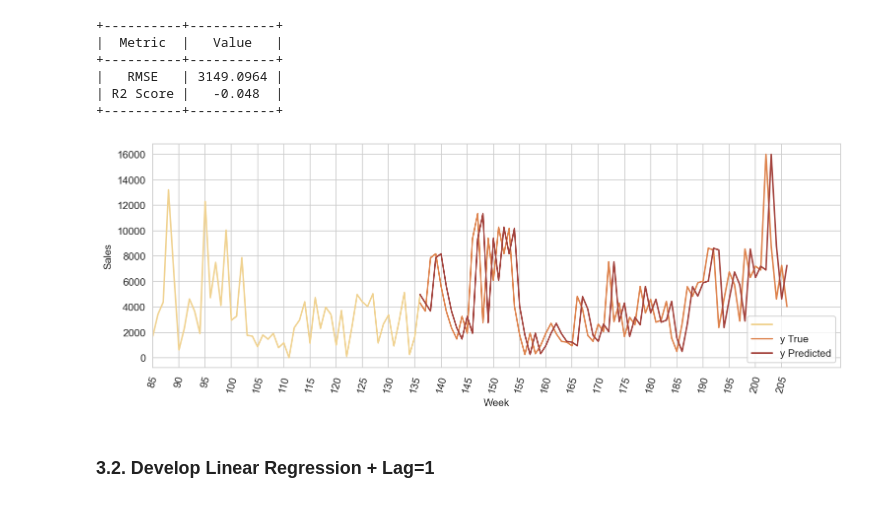
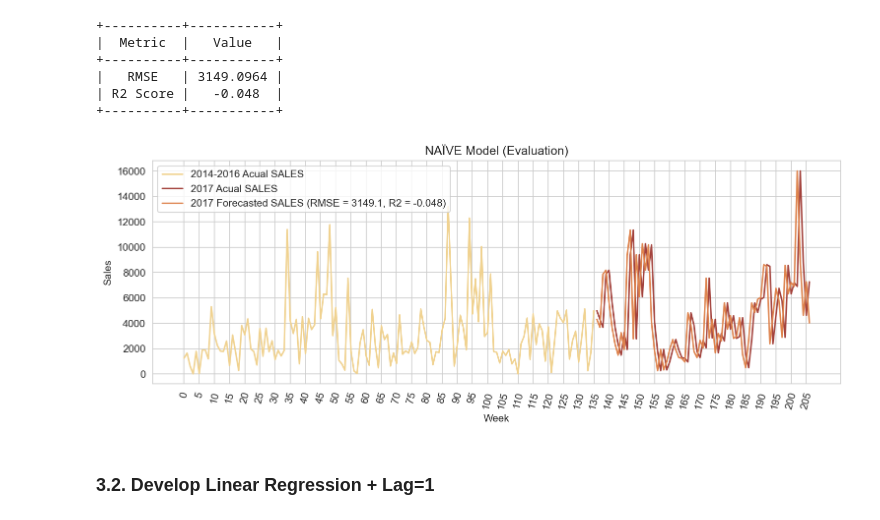
Before and after one commit to AbdulazizAlshehri/ML-Time-Series-Superstore-Sales-Forecasting, a Jupyter notebook: code/Superstore_Sales_Forecasting_.ipynb, the cells around one changed output. Drawn from its saved outputs; the diff is of its cells as text; code cells hidden in the pictures.

```diff
--- a/code/Superstore_Sales_Forecasting_.ipynb
+++ b/code/Superstore_Sales_Forecasting_.ipynb
@@ -411,20 +377,12 @@ evaluate(test_y, predictions, title='NAÏVE Model')
 |   RMSE   | 3149.0964 |
 | R2 Score |   -0.048  |
 +----------+-----------+
-# %%
-# 05
-# plot predictions and expected results
-plt.plot(train_y, color=colors[0])
-plt.plot([None for i in train_y] + [x for x in test_y], color=colors[1])
-plt.plot(([None for i in train_y] + [x for x in predictions]), color=colors[2])
-plt.legend(['', 'y True', 'y Predicted'])
-plt.xticks(range(0, 207, 5), rotation=75)
-plt.xlabel('Week')
-plt.ylabel('Sales')
-plt.xlim(85,) # zoom
-plt.show()
-# %% [output]
-[figure, removed]
+# %%
+# 05 plot results
+plot_forecasted_sales(y_train=train_y, y_true=test_y, y_pred=predictions,
+                      title='NAÏVE Model (Evaluation)')
+# %% [output]
+[figure, added]
 # %% [markdown]
 ### 3.2. Develop Linear Regression + Lag=1
 # %%
```
Also changed, not shown: parts of 8 cells of this notebook, 2 other files.
